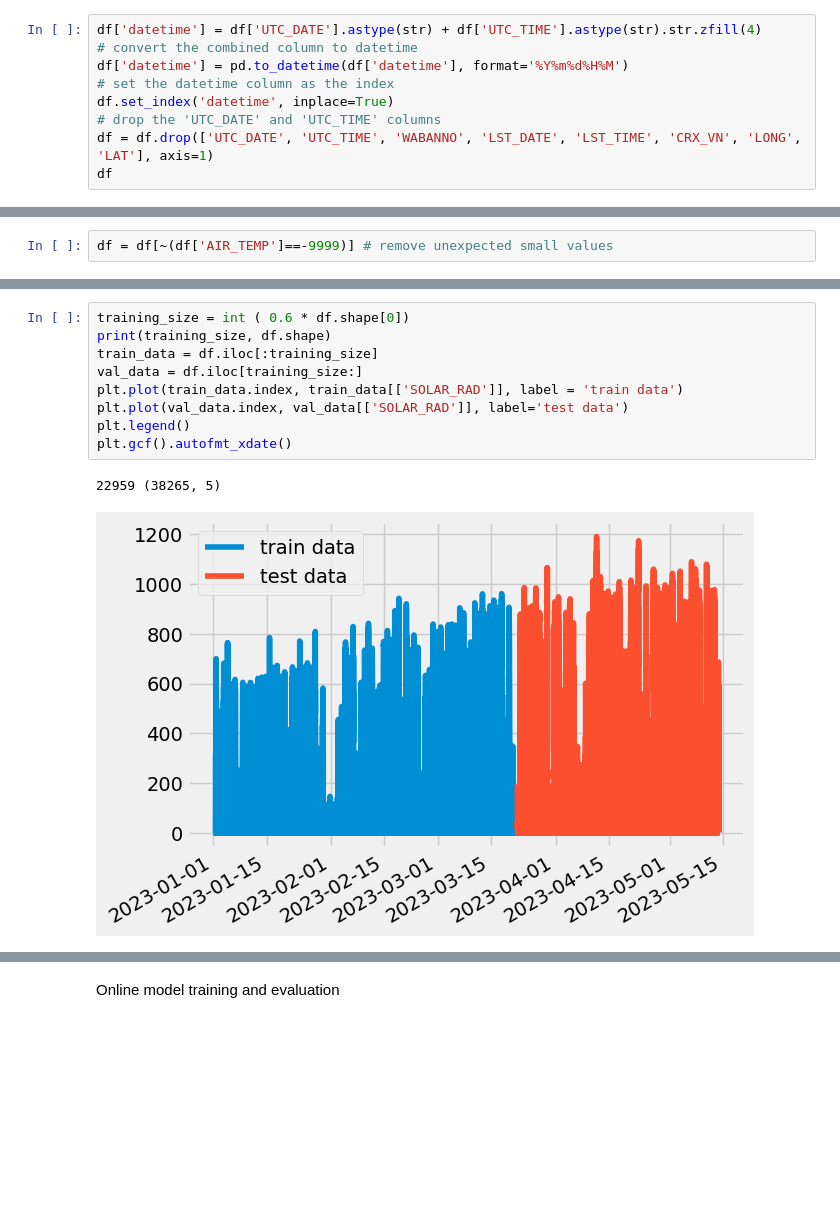
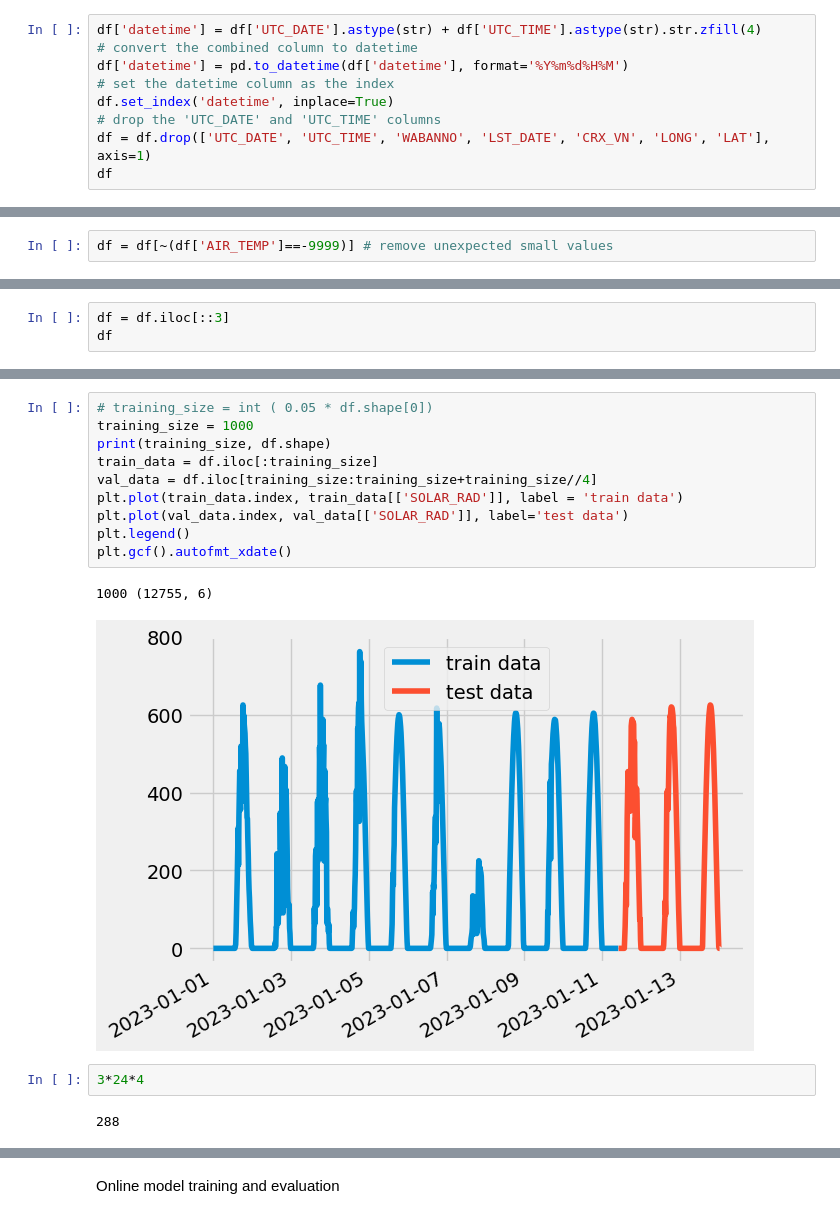
Before and after one commit to Muckthebuck/2023-Energy-kit, a Jupyter notebook: solar_temp_predictions.ipynb, the cells around one changed output, grey strips where cells are left out. Cells and saved outputs as stored; diff of their text form; blank space fills up the shorter version.

```diff
--- a/solar_temp_predictions.ipynb
+++ b/solar_temp_predictions.ipynb
@@ -43,6 +43,6 @@ df['datetime'] = pd.to_datetime(df['datetime'], format='%Y%m%d%H%M')
 # set the datetime column as the index
 df.set_index('datetime', inplace=True)
 # drop the 'UTC_DATE' and 'UTC_TIME' columns
-df = df.drop(['UTC_DATE', 'UTC_TIME', 'WABANNO', 'LST_DATE', 'LST_TIME', 'CRX_VN', 'LONG', 'LAT'], axis=1)
+df = df.drop(['UTC_DATE', 'UTC_TIME', 'WABANNO', 'LST_DATE', 'CRX_VN', 'LONG', 'LAT'], axis=1)
 df
 # %% [output]
@@ -122,0 +125,3 @@ plt.show()
+# %%
+df = df.iloc[::3]
+df
@@ -123,14 +143,19 @@ plt.show()
 # %%
-training_size = int ( 0.6 * df.shape[0])
+# training_size = int ( 0.05 * df.shape[0])
+training_size = 1000
 print(training_size, df.shape)
 train_data = df.iloc[:training_size]
-val_data = df.iloc[training_size:]
+val_data = df.iloc[training_size:training_size+training_size//4]
 plt.plot(train_data.index, train_data[['SOLAR_RAD']], label = 'train data')
 plt.plot(val_data.index, val_data[['SOLAR_RAD']], label='test data')
 plt.legend()
 plt.gcf().autofmt_xdate()
 # %% [output]
-22959 (38265, 5)
+1000 (12755, 6)
-[figure, old version]
+[figure, new version]
+# %%
+3*24*4
+# %% [output]
+288
 # %%
 # split the data into inputs and targets
```
Also changed, not shown: parts of 12 cells of this notebook, 24 other files.
